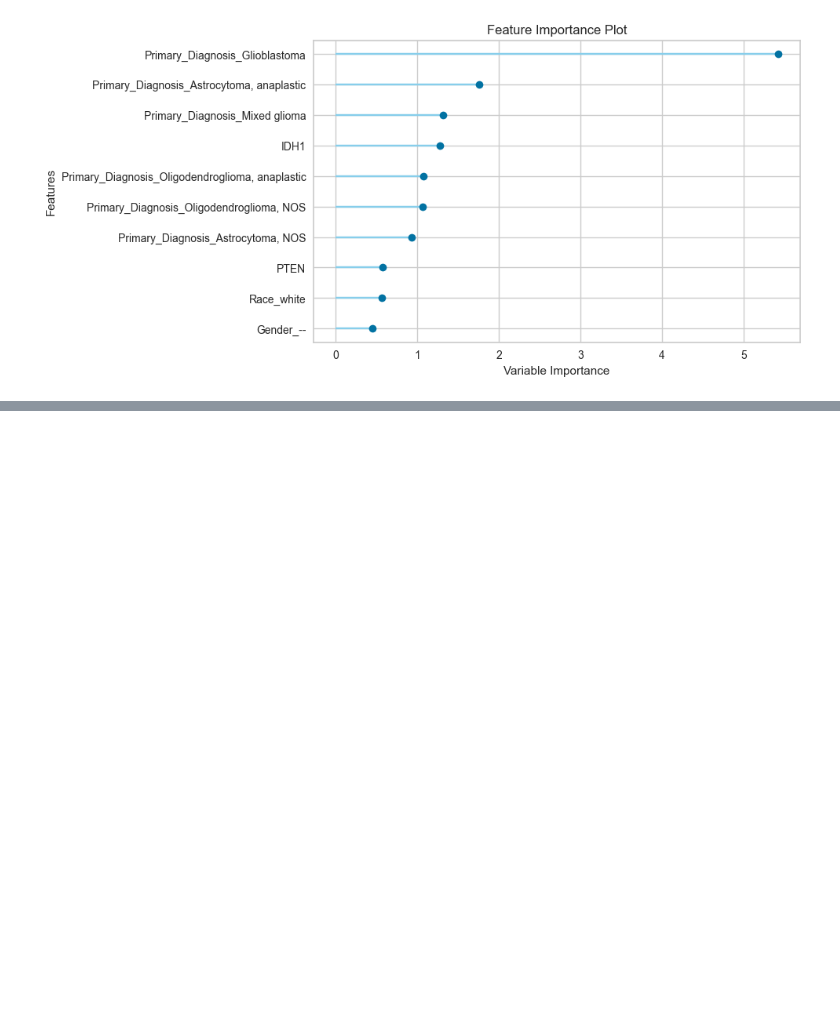
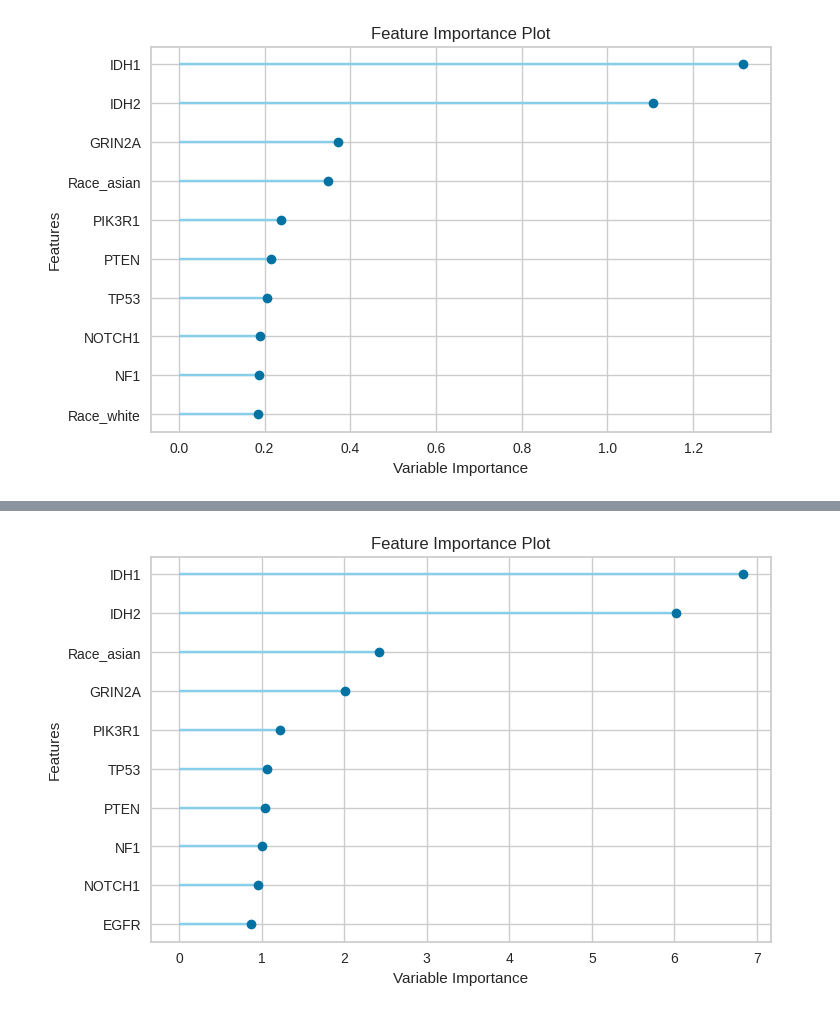
Before and after one commit to torchme/Practice-ML-DEV, a Jupyter notebook: notebooks/research.ipynb, the cells around one changed output, grey strips where cells are left out. Drawn from its saved outputs; the diff is of its cells as text; code cells hidden in the pictures; blank space fills up the shorter version.

```diff
--- a/notebooks/research.ipynb
+++ b/notebooks/research.ipynb
@@ -147,5 +176,5 @@ s = setup(data, target='Grade', session_id=123, use_gpu=True)
 # %%
-best_model = compare_models()
+best_model = compare_models(n_select=3)
 # %% [output]
 [interactive output not drawn]
 |  | Model | Accuracy | AUC | Recall | Prec. | F1 | Kappa | MCC | TT (Sec) |
@@ -168,4 +206,5 @@ best_model = compare_models()
 # %%
-plot_model(best_model, plot = 'confusion_matrix')
+for model in best_model:
+    plot_model(model, plot = 'confusion_matrix')
 # %% [output]
 [interactive output not drawn]
@@ -173,4 +216,8 @@ plot_model(best_model, plot = 'confusion_matrix')
 # %%
-plot_model(best_model, plot = 'auc')
+for model in best_model:
+    try:
+        plot_model(model, plot = 'auc')
+    except:
+        pass
 # %% [output]
 [interactive output not drawn]
@@ -178,5 +227,9 @@ plot_model(best_model, plot = 'auc')
 # %%
-plot_model(best_model, plot = 'feature')
+for model in best_model:
+    try:
+        plot_model(model, plot = 'feature')
+    except:
+        pass
 # %% [output]
 [interactive output not drawn]
-[figure, old version]
+[figure, new version]
@@ -183 +237,2 @@ plot_model(best_model, plot = 'feature')
+[figure, added]
 # %%
```
Also changed, not shown: parts of 17 cells of this notebook, 24 other files.
